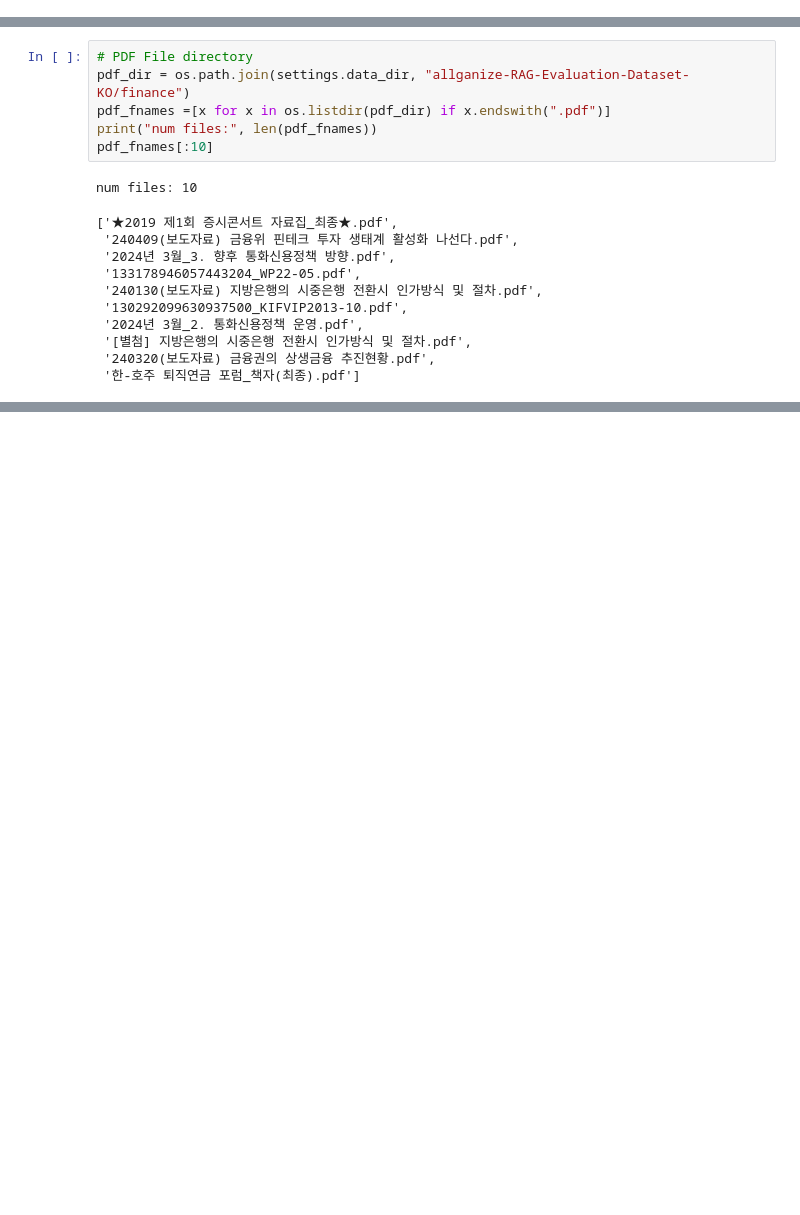
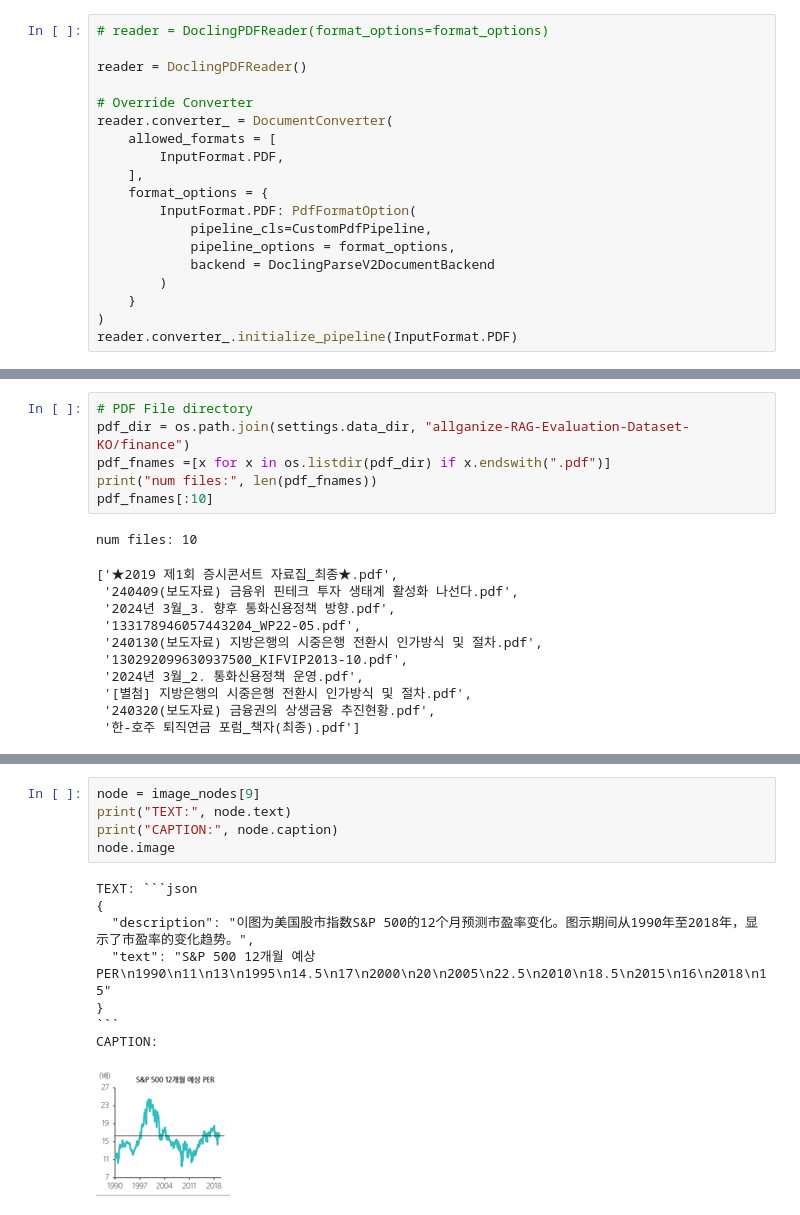
Before and after one commit to id4thomas/psi-king, a Jupyter notebook: experiments/2502_1_docling_parsing/2_allganize_data_test.ipynb, the cells around one changed output, grey strips where cells are left out. Saved outputs shown, nothing was run; the diff lists cells and outputs as text; blank space fills up the shorter version.

````diff
--- a/experiments/2502_1_docling_parsing/2_allganize_data_test.ipynb
+++ b/experiments/2502_1_docling_parsing/2_allganize_data_test.ipynb
@@ -120,0 +242,19 @@ reader = DoclingPDFReader(format_options=format_options)
+# %%
+# reader = DoclingPDFReader(format_options=format_options)
+
+reader = DoclingPDFReader()
+
+# Override Converter
+reader.converter_ = DocumentConverter(
+    allowed_formats = [
+        InputFormat.PDF,
+    ],
+    format_options = {
+        InputFormat.PDF: PdfFormatOption(
+            pipeline_cls=CustomPdfPipeline,
+            pipeline_options = format_options,
+            backend = DoclingParseV2DocumentBackend
+        )
+    }
+)
+reader.converter_.initialize_pipeline(InputFormat.PDF)
@@ -183 +373,15 @@ CAPTION: 주: 1) 페더럴펀드금리 선물 내재금리 기준 자료: Bloomb
+# %%
+node = image_nodes[9]
+print("TEXT:", node.text)
+print("CAPTION:", node.caption)
+node.image
+# %% [output]
+TEXT: ```json
+{
+  "description": "이图为美国股市指数S&P 500的12个月预测市盈率变化。图示期间从1990年至2018年，显示了市盈率的变化趋势。",
+  "text": "S&P 500 12개월 예상 PER\n1990\n11\n13\n1995\n14.5\n17\n2000\n20\n2005\n22.5\n2010\n18.5\n2015\n16\n2018\n15"
+}
+```
+CAPTION:
+[figure, added]
 # %%
````
Also changed, not shown: parts of 15 cells of this notebook, 2 other files.
